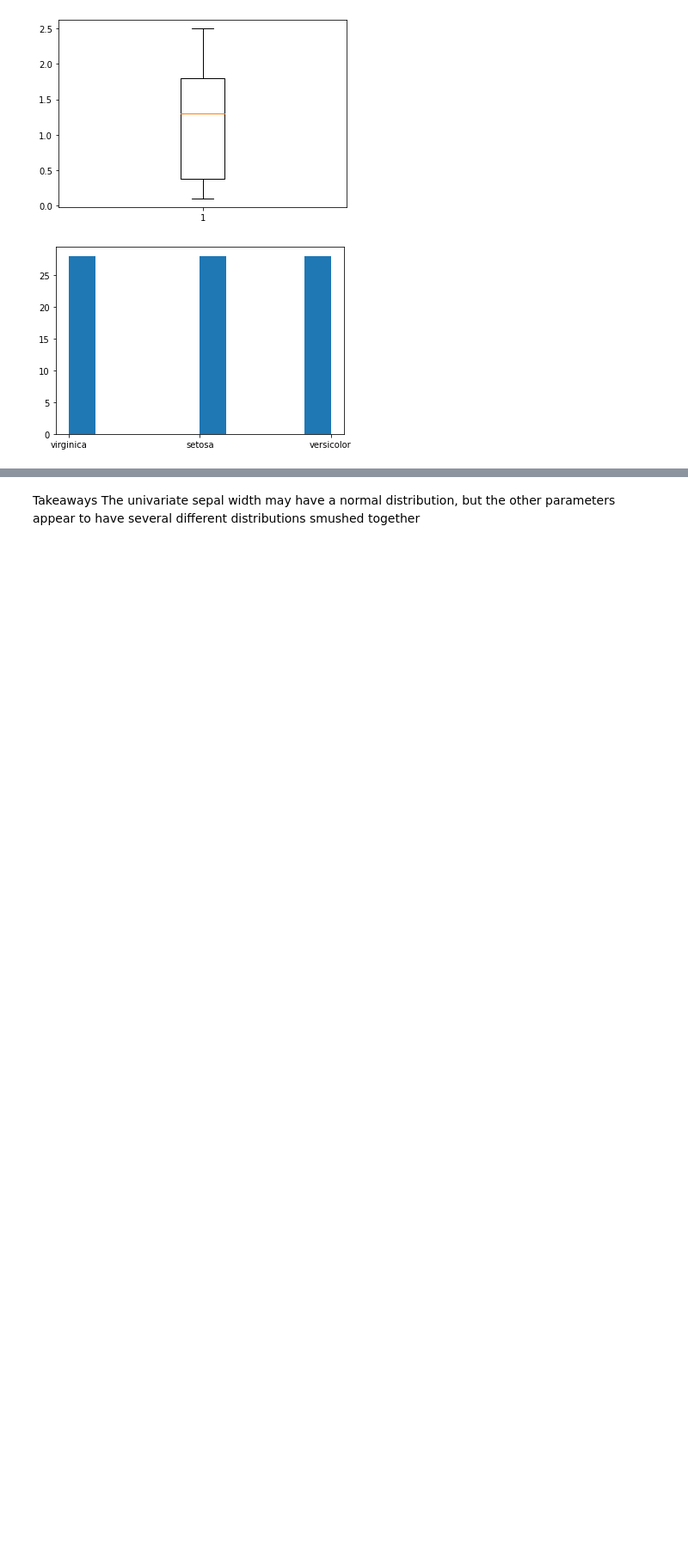
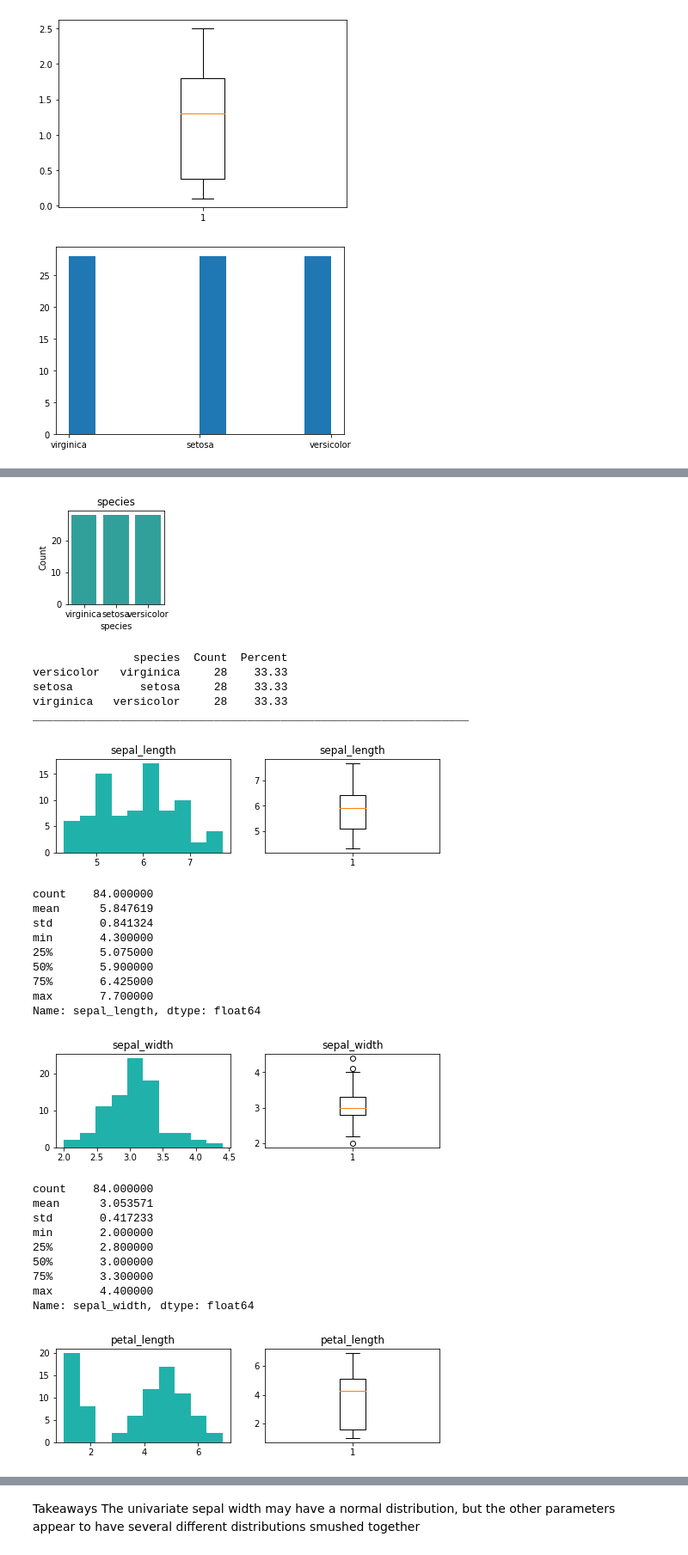
Before and after one commit to ian-james-johnson/classification_exercises, a Jupyter notebook: classification_exercises.ipynb, the cells around one changed output, grey strips where cells are left out. Shown at 86% size. Cells and saved outputs as stored; diff of their text form; code cells hidden in the pictures; blank space fills up the shorter version.

```diff
--- a/classification_exercises.ipynb
+++ b/classification_exercises.ipynb
@@ -597 +597,36 @@ setosa        28
 Name: species, dtype: int64
+# %%
+# this is using the pre-defined explore function written by Codeup staff
+import explore
+
+cat_vars = ['species']
+quant_vars = ['sepal_length', 'sepal_width', 'petal_length', 'petal_width']
+explore.explore_univariate(train, cat_vars, quant_vars)
+# %% [output]
+[figure, added]
+               species  Count  Percent
+versicolor   virginica     28    33.33
+setosa          setosa     28    33.33
+virginica   versicolor     28    33.33
+_________________________________________________________________
+[figure, added]
+count    84.000000
+mean      5.847619
+std       0.841324
+min       4.300000
+25%       5.075000
+50%       5.900000
+75%       6.425000
+max       7.700000
+Name: sepal_length, dtype: float64
+[figure, added]
+count    84.000000
+mean      3.053571
+std       0.417233
+min       2.000000
+25%       2.800000
+50%       3.000000
+75%       3.300000
+max       4.400000
+Name: sepal_width, dtype: float64
+[figure, added]
```
Also changed, not shown: parts of 39 cells of this notebook, 3 other files.
